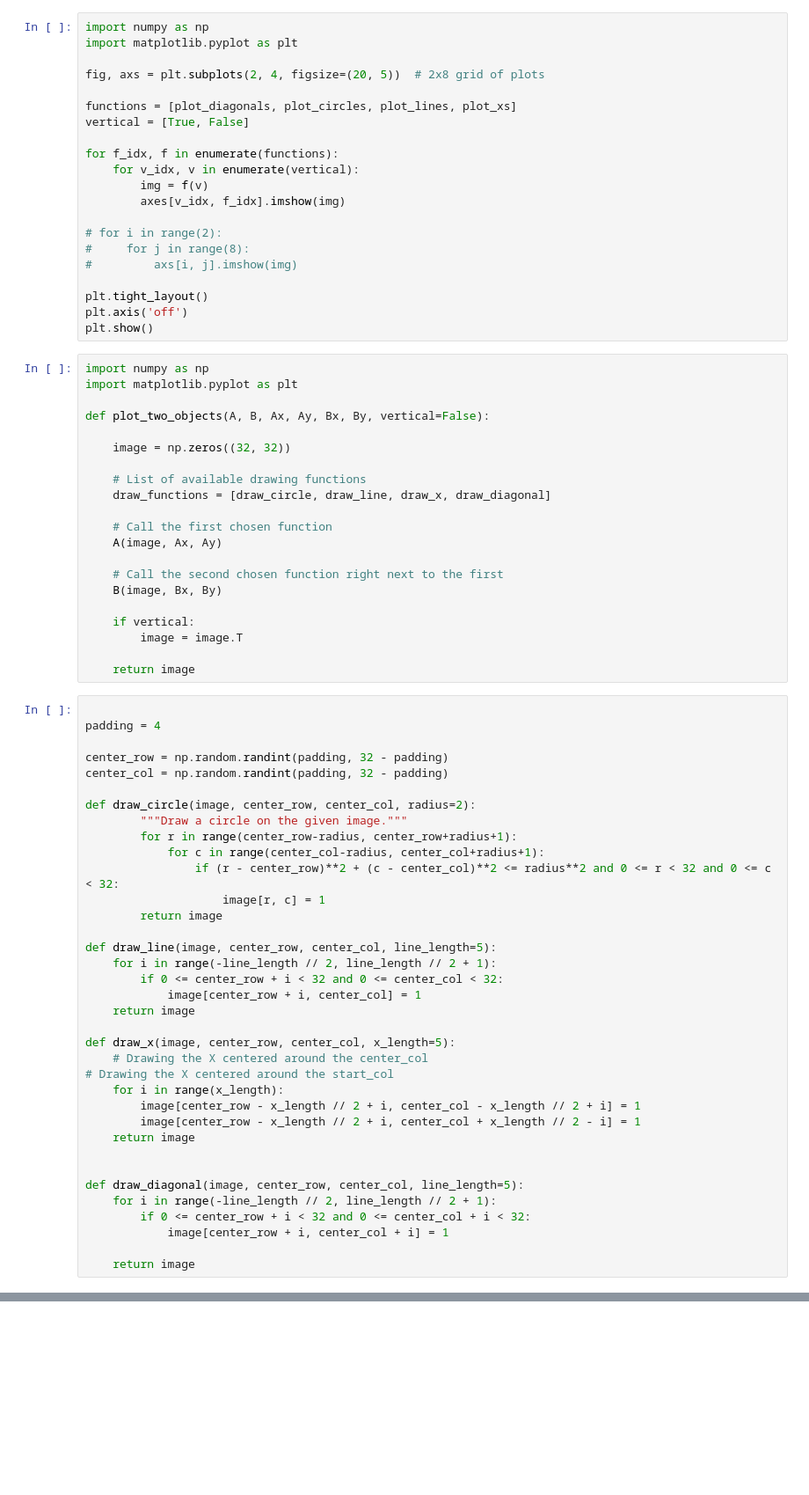
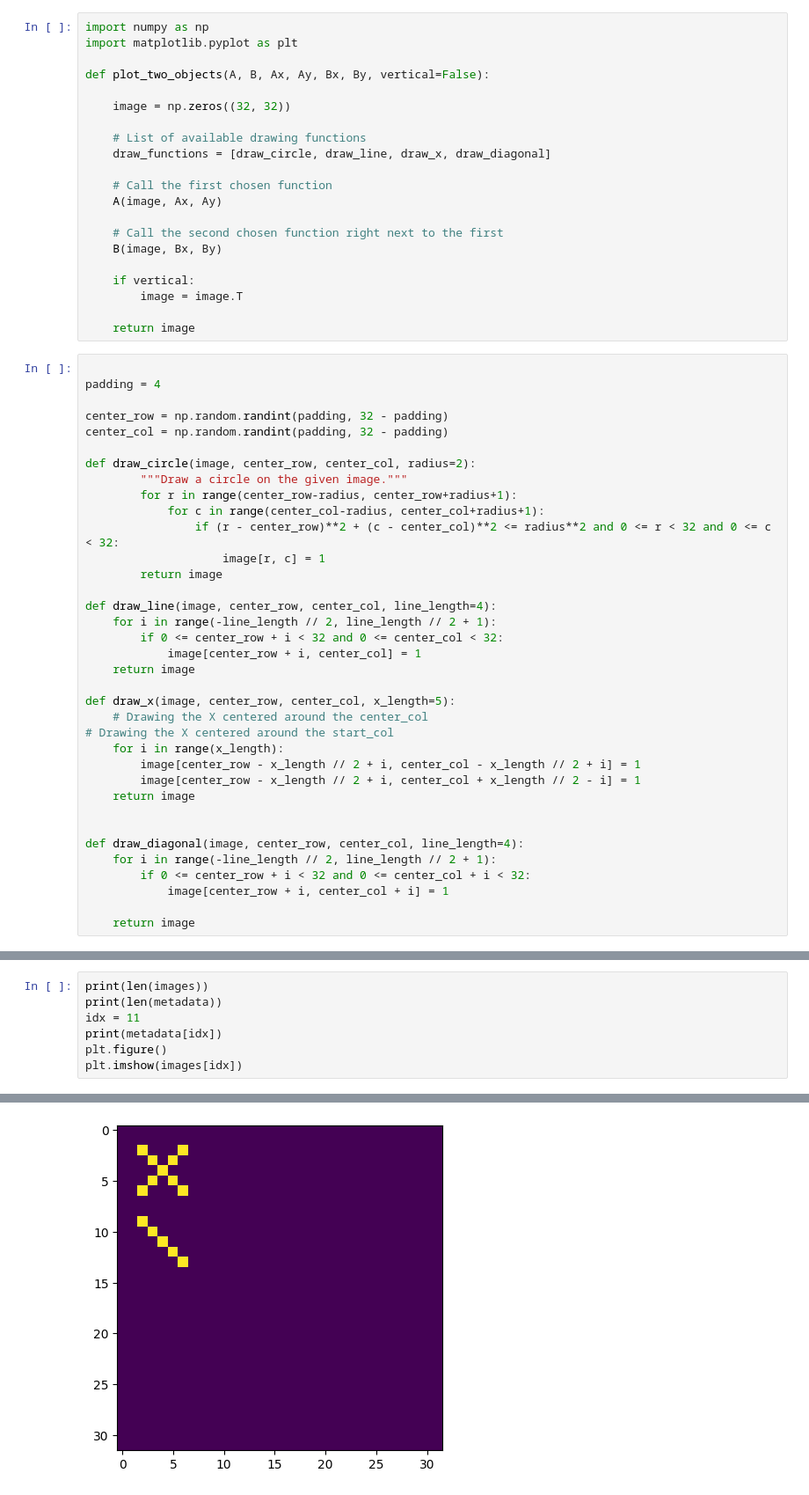
Before and after one commit to soniajoseph/ViT-Prisma, a Jupyter notebook: demo/dataset_induction.ipynb, the cells around one changed output, grey strips where cells are left out. Shown at 88% size. Cells and saved outputs as stored; diff of their text form; blank space fills up the shorter version.

```diff
--- a/demo/dataset_induction.ipynb
+++ b/demo/dataset_induction.ipynb
@@ -164,24 +4,3 @@ plt.show()
-# %%
-import numpy as np
-import matplotlib.pyplot as plt
-
-fig, axs = plt.subplots(2, 4, figsize=(20, 5))  # 2x8 grid of plots
-
-functions = [plot_diagonals, plot_circles, plot_lines, plot_xs]
-vertical = [True, False]
-
-for f_idx, f in enumerate(functions):
-    for v_idx, v in enumerate(vertical):
-        img = f(v)
-        axes[v_idx, f_idx].imshow(img)
-
-# for i in range(2):
-#     for j in range(8):
-#         axs[i, j].imshow(img)
-
-plt.tight_layout()
-plt.axis('off')
-plt.show()
 # %%
 import numpy as np
 import matplotlib.pyplot as plt
@@ -218,7 +37,7 @@ def draw_circle(image, center_row, center_col, radius=2):
                     image[r, c] = 1
         return image
 
-def draw_line(image, center_row, center_col, line_length=5):
+def draw_line(image, center_row, center_col, line_length=4):
     for i in range(-line_length // 2, line_length // 2 + 1):
         if 0 <= center_row + i < 32 and 0 <= center_col < 32:
             image[center_row + i, center_col] = 1
@@ -233,7 +52,7 @@ def draw_x(image, center_row, center_col, x_length=5):
     return image
 
 
-def draw_diagonal(image, center_row, center_col, line_length=5):
+def draw_diagonal(image, center_row, center_col, line_length=4):
     for i in range(-line_length // 2, line_length // 2 + 1):
         if 0 <= center_row + i < 32 and 0 <= center_col + i < 32:
             image[center_row + i, center_col + i] = 1
@@ -267,0 +113,8 @@ for A in draw_functions:
+# %%
+print(len(images))
+print(len(metadata))
+idx = 11
+print(metadata[idx])
+plt.figure()
+plt.imshow(images[idx])
+# %% [output]
@@ -267,0 +125 @@ for A in draw_functions:
+[figure, added]
```
Also changed, not shown: parts of 27 cells of this notebook, 18 other files.
